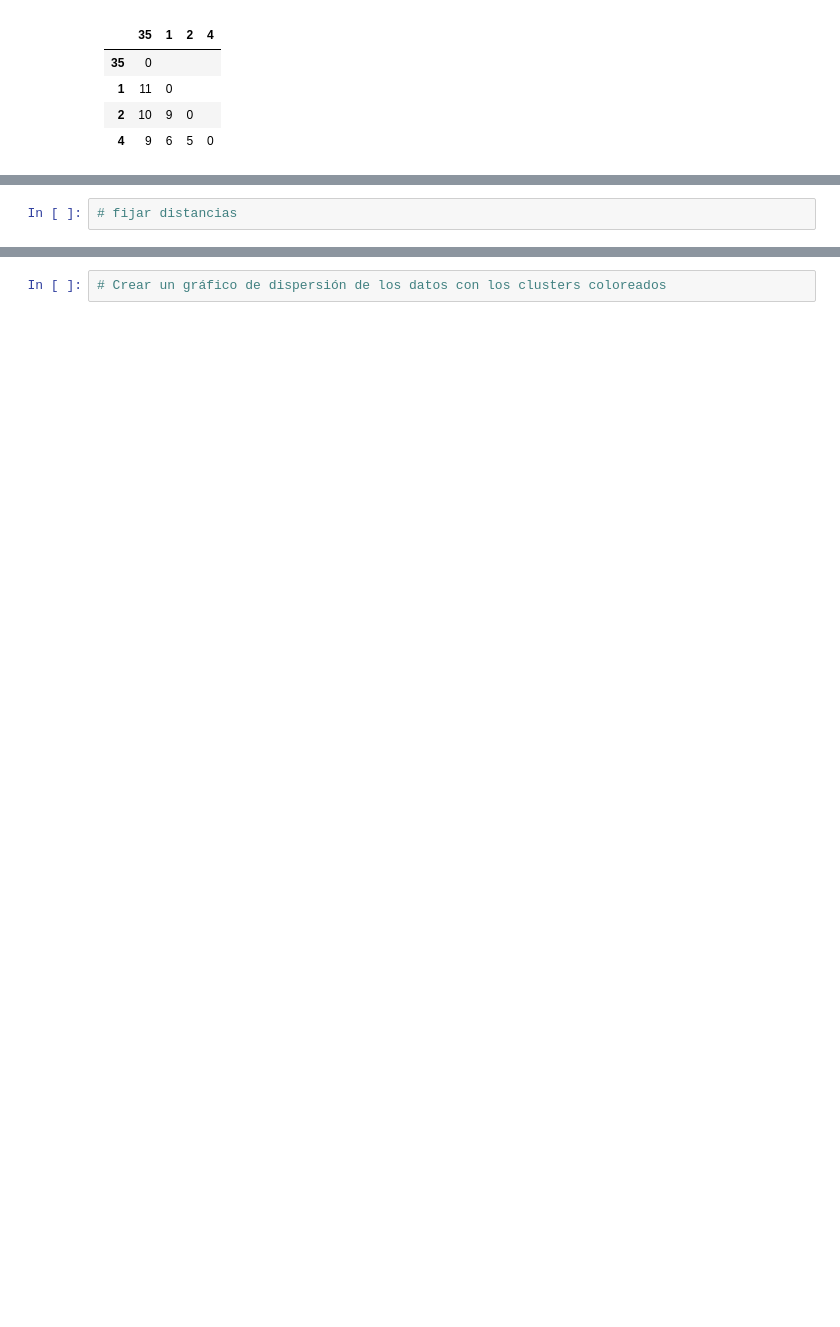
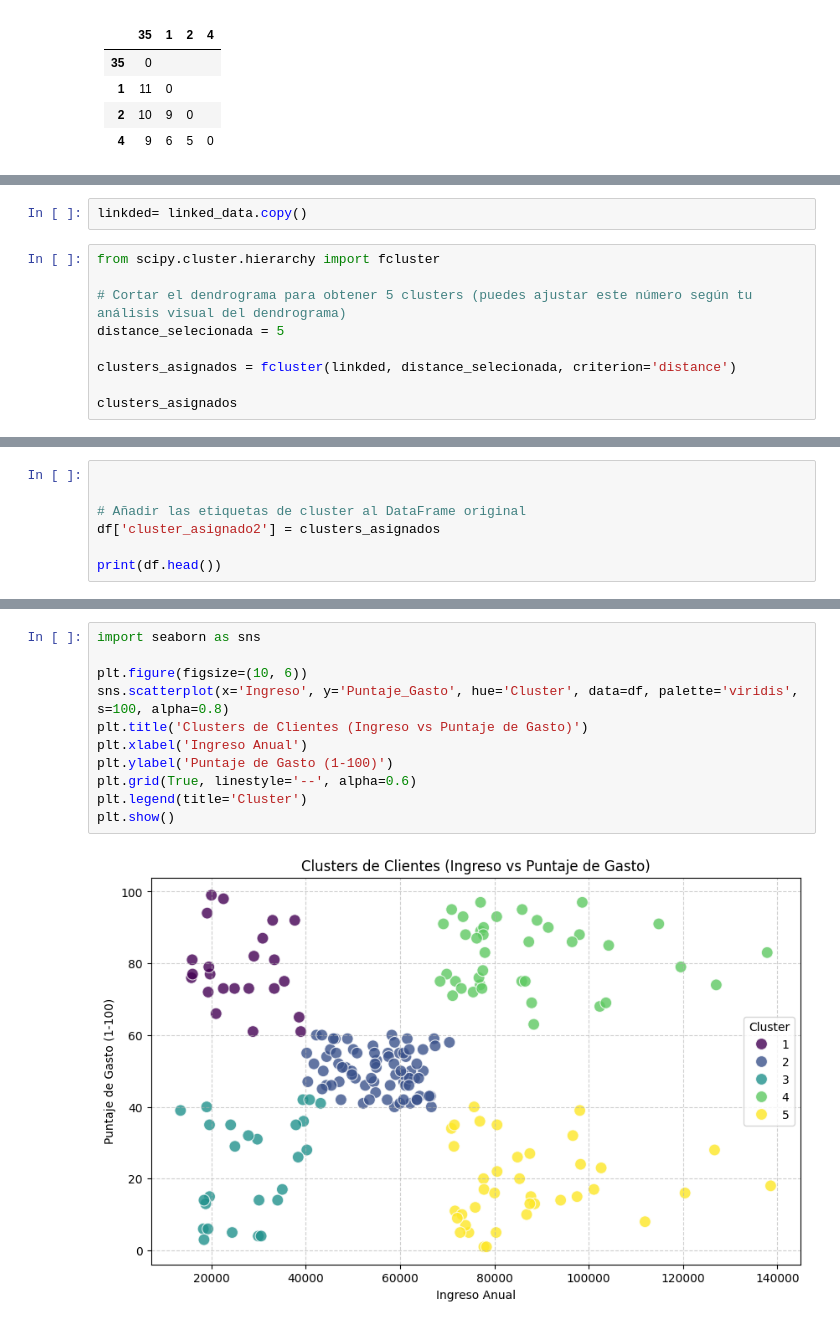
Before and after one commit to ignaciomsarmiento/IAMD, a Jupyter notebook: Clustering_Jerarquico/Clustering_Jerarquico_clase.ipynb, the cells around one changed output, grey strips where cells are left out. Cells and saved outputs as stored; diff of their text form; blank space fills up the shorter version.

```diff
--- a/Clustering_Jerarquico/Clustering_Jerarquico_clase.ipynb
+++ b/Clustering_Jerarquico/Clustering_Jerarquico_clase.ipynb
@@ -325,5 +390,14 @@ Entonces cada vez que se fusionan dos elementos o clusters, el dendrograma muest
   <div >
 <img src = "figs/single_link.png" />
 </div>
+# %%
+linkded= linked_data.copy()
 # %%
-# fijar distancias
+from scipy.cluster.hierarchy import fcluster
+
+# Cortar el dendrograma para obtener 5 clusters (puedes ajustar este número según tu análisis visual del dendrograma)
+distance_selecionada = 5
+
+clusters_asignados = fcluster(linkded, distance_selecionada, criterion='distance')
+
+clusters_asignados
@@ -329,0 +415,7 @@ Entonces cada vez que se fusionan dos elementos o clusters, el dendrograma muest
+# %%
+
+
+# Añadir las etiquetas de cluster al DataFrame original
+df['cluster_asignado2'] = clusters_asignados
+
+print(df.head())
@@ -330,3 +436,14 @@ Entonces cada vez que se fusionan dos elementos o clusters, el dendrograma muest
 # %%
-# Crear un gráfico de dispersión de los datos con los clusters coloreados
+import seaborn as sns
+
+plt.figure(figsize=(10, 6))
+sns.scatterplot(x='Ingreso', y='Puntaje_Gasto', hue='Cluster', data=df, palette='viridis', s=100, alpha=0.8)
+plt.title('Clusters de Clientes (Ingreso vs Puntaje de Gasto)')
+plt.xlabel('Ingreso Anual')
+plt.ylabel('Puntaje de Gasto (1-100)')
+plt.grid(True, linestyle='--', alpha=0.6)
+plt.legend(title='Cluster')
+plt.show()
+# %% [output]
+[figure, added]
 # %%
```
Also changed, not shown: parts of 8 cells of this notebook.
